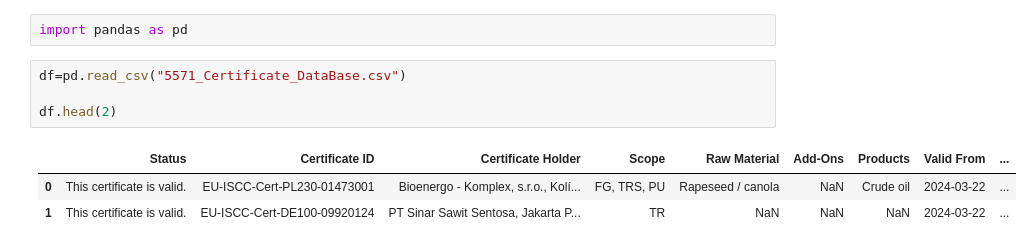
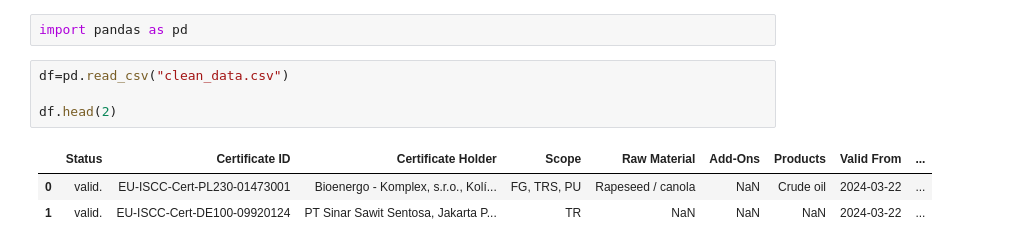
Before and after one commit to Faizack/ISCC_Scrapping, a Jupyter notebook: src/dataAnaysis.ipynb, the cells around one changed output. Cells and saved outputs as stored; diff of their text form.

Commit message:
pdf_clean

```diff
--- a/src/dataAnaysis.ipynb
+++ b/src/dataAnaysis.ipynb
@@ -1,10 +1,10 @@
 # %%
 import pandas as pd
 # %%
-df=pd.read_csv("5571_Certificate_DataBase.csv")
+df=pd.read_csv("clean_data.csv")
 
 df.head(2)
 # %% [output]
 |  | Status | Certificate ID | Certificate Holder | Scope | Raw Material | Add-Ons | Products | Valid From | ... |
-| 0 | This certificate is valid. | EU-ISCC-Cert-PL230-01473001 | Bioenergo - Komplex, s.r.o., Kolí... | FG, TRS, PU | Rapeseed / canola | NaN | Crude oil | 2024-03-22 | ... |
-| 1 | This certificate is valid. | EU-ISCC-Cert-DE100-09920124 | PT Sinar Sawit Sentosa, Jakarta P... | TR | NaN | NaN | NaN | 2024-03-22 | ... |
+| 0 | valid. | EU-ISCC-Cert-PL230-01473001 | Bioenergo - Komplex, s.r.o., Kolí... | FG, TRS, PU | Rapeseed / canola | NaN | Crude oil | 2024-03-22 | ... |
+| 1 | valid. | EU-ISCC-Cert-DE100-09920124 | PT Sinar Sawit Sentosa, Jakarta P... | TR | NaN | NaN | NaN | 2024-03-22 | ... |
```
Also changed, not shown: parts of 56 cells of this notebook, 4 other files.
